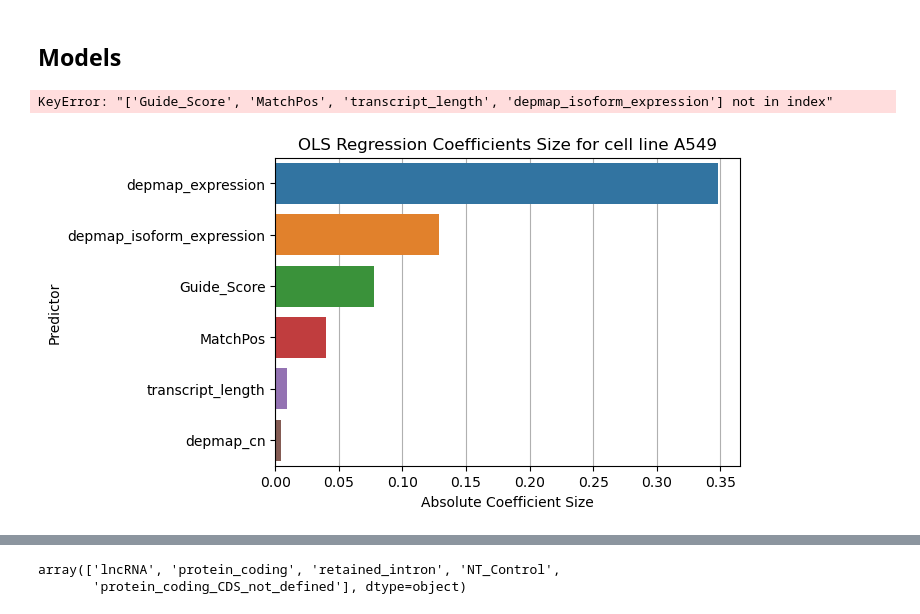
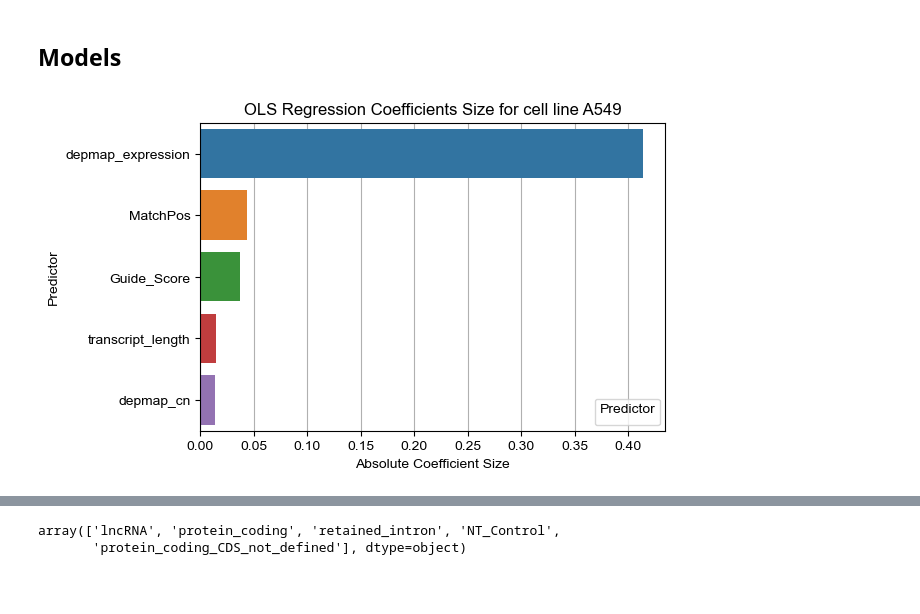
Before and after one commit to stefanpeidli/SYM101, a Jupyter notebook: notebooks/SYM101_linear_statistical_models.ipynb, the cells around one changed output, grey strips where cells are left out. Saved outputs shown, nothing was run; the diff lists cells and outputs as text; code cells hidden in the pictures; blank space fills up the shorter version.

```diff
--- a/notebooks/SYM101_linear_statistical_models.ipynb
+++ b/notebooks/SYM101_linear_statistical_models.ipynb
@@ -697,5 +704,10 @@ So for sym101 guides I need:
+# %%
+# Prepare GEX
+depmap_gex = pd.read_csv("../resources/DepMap/DepMap_SYM101_OmicsExpressionAllGenesTPMLogp1Profile.csv", index_col=0, header=[0,1])
+depmap_gex.columns = depmap_gex.columns.get_level_values(0)
 # %%
 # Load our Data
+cell_line = 'A549'  # H1299 most polyploid cell line, but p53-null. A549 is p53wt.
 counts = pd.read_csv(Path(config['TEMPDIR']) / 'SYM101_counts.csv', index_col=0)
 sample_names = np.sort(counts.columns[12:])
 sample_names_wo_pools = np.sort(counts.columns[15:])
@@ -726,11 +738,14 @@ df_sym['avgFC'] = df_sym.loc[:, df_sym.columns.isin(sample_names_wo_pools)].mean
 # Add GEX data from depmap
 df_sym = pd.merge(df_sym, depmap_gex.loc[cell_line], left_on='Gene', right_index=True, how='left').rename(columns={cell_line: 'depmap_expression'})
 
+# TODO: add isoform expression data
 # Add transcript expression data (CCLE/DepMap)
 # isoform_expression = pd.read_csv("../resources/DepMap/DepMap_SYM101_OmicsExpressionTranscriptsTPMLogp1Profile.csv", index_col=1).T.loc[:, cell_line]
-
 # isoform_expression.name = 'depmap_isoform_expression'
 # isoform_expression.index = isoform_expression.index.str.split('.').str[0]
+# df_sym = pd.merge(df_sym, isoform_expression, left_on='Transcript_ID', right_index=True, how='left')
 
-# df_sym = pd.merge(df_sym, isoform_expression, left_on='Transcript_ID', right_index=True, how='left')
+# Add guide alignment infos
+guide_alignment_infos = pd.read_csv("../results/tables/guide_splice_junctions_summaries.csv", index_col=0)
+df_sym = pd.merge(df_sym, guide_alignment_infos, left_index=True, right_index=True, how='left')
 # %%
@@ -742,12 +772,12 @@ import time
 from statsmodels.formula.api import mixedlm
 from statsmodels.api import OLS, add_constant
 from scipy.stats import zscore
-def OLS_regression(data, ykey, xkeys=['depmap_cn', 'depmap_expression', 'Guide_Score', 'MatchPos', 'transcript_length', 'depmap_isoform_expression'], verbose=False):
+def OLS_regression(data, ykey, xkeys=['depmap_cn', 'depmap_expression', 'Guide_Score', 'MatchPos', 'transcript_length', 'is_spliced', 'multiple', 'target_in_alignments'], verbose=False): # 'depmap_isoform_expression'
     # prepare data
     data = data.copy()
     X = data[xkeys]
     y = data[ykey]
-    mask = ~X.isna().any(1) & ~y.isna()
+    mask = ~X.isna().any(axis=1) & ~y.isna()
     X = zscore(X[mask].values.astype(float), axis=0, nan_policy='omit')  # important to zscore the data to get comparable coefficients
     y = zscore(y[mask].values.astype(float))
 
@@ -772,21 +802,30 @@ def OLS_regression(data, ykey, xkeys=['depmap_cn', 'depmap_expression', 'Guide_S
     return results_dict
 # %%
 data = df_sym.copy()
+data['Random Guide Bool'] = np.random.rand(len(data)) < 0.5
+genes = df_sym.Gene.unique()
+random_map = {gene: x > 0.5 for gene, x in zip(genes, np.random.rand(len(genes)) < 0.5)}
+data['Random Gene Bool'] = data.Gene.map(random_map)
 ykey = 'avgFC'
-regression_results = OLS_regression(data, ykey, verbose=False)
+regression_results = OLS_regression(data, ykey,
+                                    xkeys=['depmap_cn', 'depmap_expression', 'Guide_Score', 'MatchPos', 'transcript_length'],
+                                    verbose=False)
 ols_regression_results = pd.Series(regression_results)
+
+fig, ax = pl.subplots(figsize=(6, 4))
+dat = ols_regression_results[ols_regression_results.index.str.startswith('coeff')].reset_index()
+dat['abs'] = dat[0].abs()
+dat = dat.sort_values('abs', ascending=False)
+dat['sign'] = np.sign(dat[0])
+sns.barplot(data = dat, y='index', x='abs', hue='index', dodge=False, ax=ax)
+ax.set_title(f'OLS Regression Coefficients Size for cell line {cell_line}')
+ax.set_axisbelow(True)
+ax.grid(axis='x')
+ax.set_xlabel('Absolute Coefficient Size')
+ax.set_ylabel('Predictor')
+ax.set_yticklabels([x.split('_', 1)[1] for x in dat['index']])
+ax.legend(title='Predictor', fontsize=8, loc='lower right')
+pl.savefig(f'../results/copynumber/ols_regression_coefficients_{cell_line}.pdf', bbox_inches='tight')
+pl.show()
 # %% [output]
-KeyError: "['Guide_Score', 'MatchPos', 'transcript_length', 'depmap_isoform_expression'] not in index"
+[figure, added]
-# %%
-fig, ax = pl.subplots(figsize=(6, 4))
-dat = ols_regression_results[ols_regression_results.index.str.startswith('coeff')].abs().reset_index().sort_values(0, ascending=False)
-sns.barplot(data = dat, y='index', x=0, hue='index', dodge=False, ax=ax)
-ax.set_title(f'OLS Regression Coefficients Size for cell line {cell_line}')
-ax.set_axisbelow(True)
-ax.grid(axis='x')
-ax.set_xlabel('Absolute Coefficient Size')
-ax.set_ylabel('Predictor')
-ax.set_yticklabels([x.split('_', 1)[1] for x in dat['index']])
-pl.show()
-# %% [output]
-[figure, removed]
```
Also changed, not shown: parts of 13 cells of this notebook, 26 other files.
